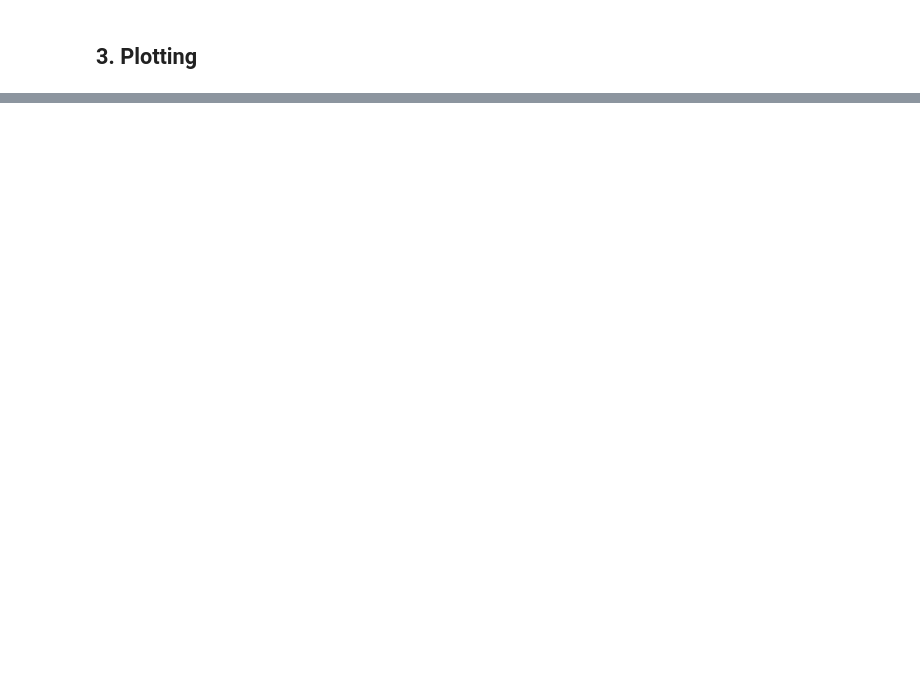
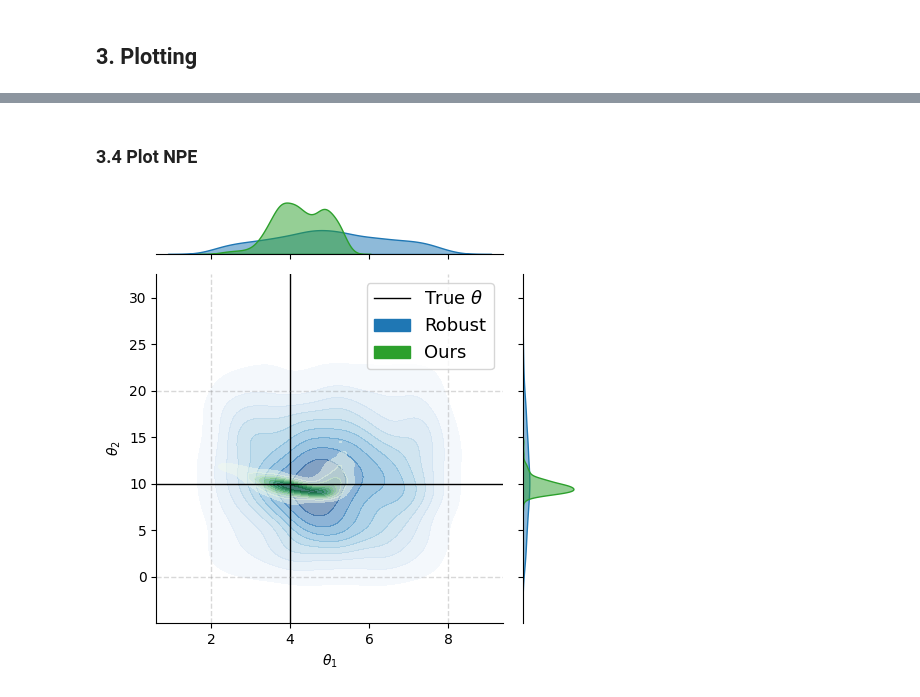
Before and after one commit to ymnglli/efficient-robust-sbi, a Jupyter notebook: notebooks/analysis.ipynb, the cells around one changed output, grey strips where cells are left out. Drawn from its saved outputs; the diff is of its cells as text; code cells hidden in the pictures; blank space fills up the shorter version.

```diff
--- a/notebooks/analysis.ipynb
+++ b/notebooks/analysis.ipynb
@@ -181,0 +425,12 @@ def plot_posterior_joints(post_normal, post_robust, post_efficient, *, method_la
+# %%
+def load_npe_posteriors(degree, sample_size, sample):
+    obs = load_ricker_obs(degree)
+    robust_root = f"../objects/NPE/ricker/degree={degree:.1f}_mmd_beta={beta}_theta={theta_gt_str}_num={n_samples_npe}_size={sample_size}/{sample}"
+    _, _, posterior_robust_npe = load_npe_models(root_name=robust_root, device=device)
+    posterior_robust_samps = sample_posteriors(posterior_robust_npe, obs, n_samples_npe, n_realizations)
+
+    efficient_root = f"../objects/NPE/ricker/degree={degree:.1f}_mmd-efficient_beta={beta}_theta={theta_gt_str}_num={n_samples_npe}_size={sample_size}/{sample}"
+    _, _, posterior_efficient_npe = load_npe_models(root_name=efficient_root, device=device)
+    posterior_efficient_samps = sample_posteriors(posterior_efficient_npe, obs, n_samples_npe, n_realizations)
+
+    return posterior_robust_samps, posterior_efficient_samps
@@ -194,0 +449,12 @@ plot_posterior_joints(posterior_normal, posterior_robust, posterior_robust_effic
+# %% [markdown]
+### 3.4 Plot NPE
+# %%
+target_degree = 0
+ss = 256
+i = 0
+
+post_npe_rs, post_npe_eff = load_npe_posteriors(target_degree, sample_size, i)
+
+plot_posterior_joints(robust=post_npe_rs, efficient=post_npe_eff)
+# %% [output]
+[figure, added]
```
Also changed, not shown: parts of 16 cells of this notebook.
